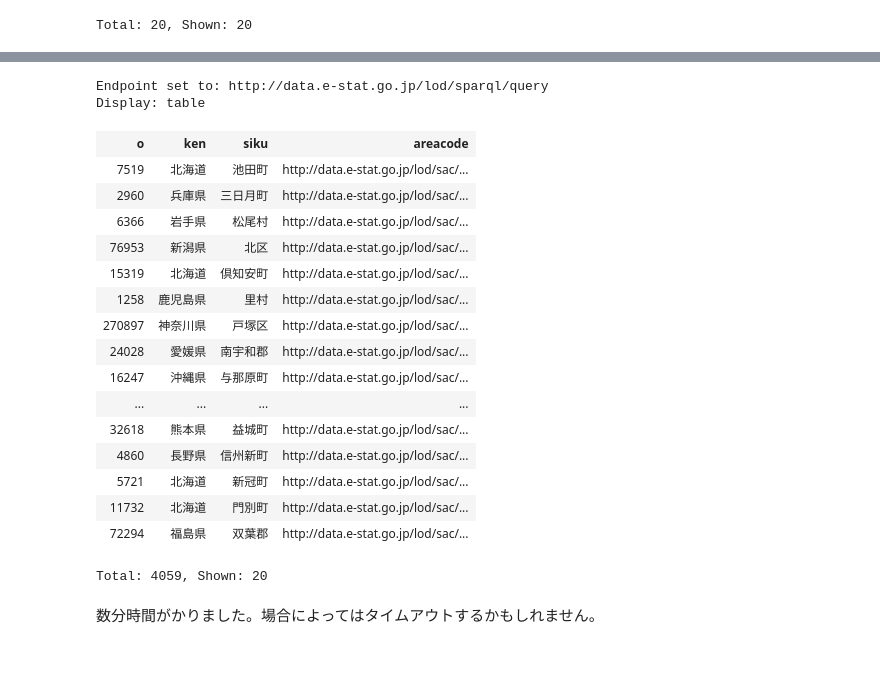
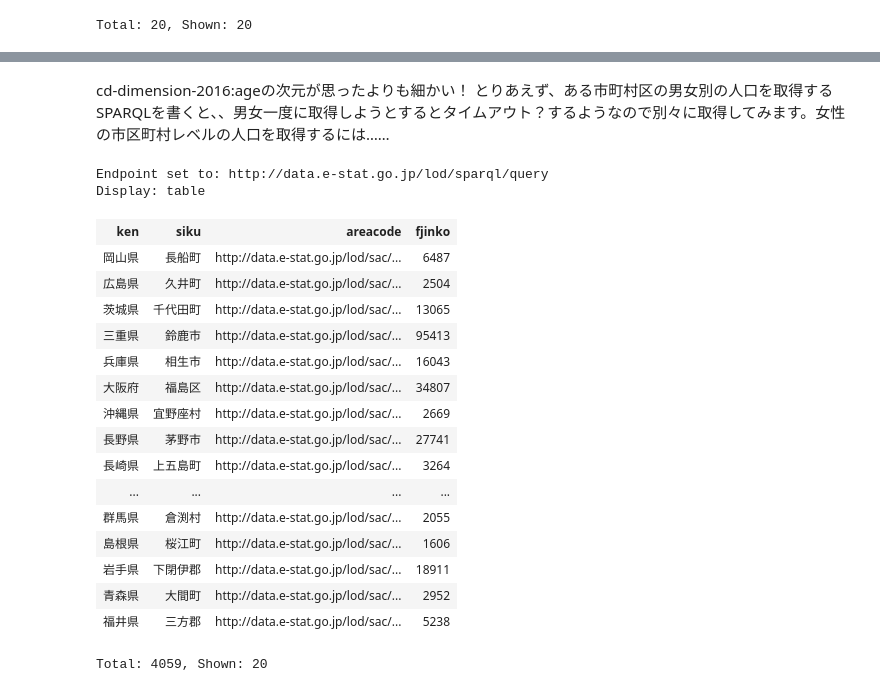
Before and after one commit to dogrunjp/lod-notebook, a Jupyter notebook: index.ipynb, the cells around one changed output, grey strips where cells are left out. Saved outputs shown, nothing was run; the diff lists cells and outputs as text; code cells hidden in the pictures; blank space fills up the shorter version.

Commit message:
add population query

```diff
--- a/index.ipynb
+++ b/index.ipynb
@@ -339,47 +412,46 @@ Total: 20, Shown: 20
+# %% [markdown]
+cd-dimension-2016:ageの次元が思ったよりも細かい！
+とりあえず、ある市町村区の男女別の人口を取得するSPARQLを書くと、、男女一度に取得しようとするとタイムアウト？するようなので別々に取得してみます。女性の市区町村レベルの人口を取得するには……
 # %%
 %endpoint http://data.e-stat.go.jp/lod/sparql/query
 %display table
 PREFIX rdfs:<http://www.w3.org/2000/01/rdf-schema#>
 PREFIX cd-dimension:<http://data.e-stat.go.jp/lod/ontology/crossDomain/dimension/>
-PREFIX cd-code:<http://data.e-stat.go.jp/lod/ontology/crossDomain/code/>
-PREFIX cd-attribute:<http://data.e-stat.go.jp/lod/ontology/crossDomain/attribute/>
 PREFIX cd-dimension-2016:<http://data.e-stat.go.jp/lod/ontology/crossDomain/dimension/2016/>
 PREFIX cd-code-2016:<http://data.e-stat.go.jp/lod/ontology/crossDomain/code/2016/>
 PREFIX pc-measure-2010:<http://data.e-stat.go.jp/lod/ontology/populationCensus/measure/2010/>
 PREFIX pc-dimension-2010:<http://data.e-stat.go.jp/lod/ontology/populationCensus/dimension/2010/>
 PREFIX pc-code-2010:<http://data.e-stat.go.jp/lod/ontology/populationCensus/code/2010/>
 PREFIX sac:<http://data.e-stat.go.jp/lod/sac/>
 PREFIX ic:<http://imi.ipa.go.jp/ns/core/rdf#>
-select  ?o ?ken ?siku ?areacode
+select ?ken ?siku ?areacode ?fjinko
 where {
-      ?s pc-measure-2010:population ?o ;
-         cd-dimension:standardAreaCode ?areacode.
-      ?areacode  ic:都道府県 ?ken;
-         ic:市区町村 ?siku.
+      ?s pc-measure-2010:population ?fjinko ;
+         cd-dimension:standardAreaCode ?areacode .
+      ?areacode  ic:都道府県 ?ken ;
+         ic:市区町村 ?siku .
       ?s cd-dimension-2016:nationality cd-code-2016:nationality-japanese ;
-         cd-dimension-2016:sex cd-code-2016:sex-total ;
+         cd-dimension-2016:sex cd-code-2016:sex-female ;
          pc-dimension-2010:area pc-code-2010:area-all ;
          cd-dimension-2016:age cd-code-2016:age-total .
 }
 # %% [output]
 Endpoint set to: http://data.e-stat.go.jp/lod/sparql/query
 Display: table
-| o | ken | siku | areacode |
-| 7519 | 北海道 | 池田町 | http://data.e-stat.go.jp/lod/sac/... |
-| 2960 | 兵庫県 | 三日月町 | http://data.e-stat.go.jp/lod/sac/... |
-| 6366 | 岩手県 | 松尾村 | http://data.e-stat.go.jp/lod/sac/... |
-| 76953 | 新潟県 | 北区 | http://data.e-stat.go.jp/lod/sac/... |
-| 15319 | 北海道 | 倶知安町 | http://data.e-stat.go.jp/lod/sac/... |
-| 1258 | 鹿児島県 | 里村 | http://data.e-stat.go.jp/lod/sac/... |
-| 270897 | 神奈川県 | 戸塚区 | http://data.e-stat.go.jp/lod/sac/... |
-| 24028 | 愛媛県 | 南宇和郡 | http://data.e-stat.go.jp/lod/sac/... |
-| 16247 | 沖縄県 | 与那原町 | http://data.e-stat.go.jp/lod/sac/... |
+| ken | siku | areacode | fjinko |
+| 岡山県 | 長船町 | http://data.e-stat.go.jp/lod/sac/... | 6487 |
+| 広島県 | 久井町 | http://data.e-stat.go.jp/lod/sac/... | 2504 |
+| 茨城県 | 千代田町 | http://data.e-stat.go.jp/lod/sac/... | 13065 |
+| 三重県 | 鈴鹿市 | http://data.e-stat.go.jp/lod/sac/... | 95413 |
+| 兵庫県 | 相生市 | http://data.e-stat.go.jp/lod/sac/... | 16043 |
+| 大阪府 | 福島区 | http://data.e-stat.go.jp/lod/sac/... | 34807 |
+| 沖縄県 | 宜野座村 | http://data.e-stat.go.jp/lod/sac/... | 2669 |
+| 長野県 | 茅野市 | http://data.e-stat.go.jp/lod/sac/... | 27741 |
+| 長崎県 | 上五島町 | http://data.e-stat.go.jp/lod/sac/... | 3264 |
 | ... | ... | ... | ... |
-| 32618 | 熊本県 | 益城町 | http://data.e-stat.go.jp/lod/sac/... |
-| 4860 | 長野県 | 信州新町 | http://data.e-stat.go.jp/lod/sac/... |
-| 5721 | 北海道 | 新冠町 | http://data.e-stat.go.jp/lod/sac/... |
-| 11732 | 北海道 | 門別町 | http://data.e-stat.go.jp/lod/sac/... |
-| 72294 | 福島県 | 双葉郡 | http://data.e-stat.go.jp/lod/sac/... |
+| 群馬県 | 倉渕村 | http://data.e-stat.go.jp/lod/sac/... | 2055 |
+| 島根県 | 桜江町 | http://data.e-stat.go.jp/lod/sac/... | 1606 |
+| 岩手県 | 下閉伊郡 | http://data.e-stat.go.jp/lod/sac/... | 18911 |
+| 青森県 | 大間町 | http://data.e-stat.go.jp/lod/sac/... | 2952 |
+| 福井県 | 三方郡 | http://data.e-stat.go.jp/lod/sac/... | 5238 |
 Total: 4059, Shown: 20
-# %% [markdown]
-数分時間がかりました。場合によってはタイムアウトするかもしれません。
```
Also changed, not shown: parts of 9 cells of this notebook.
